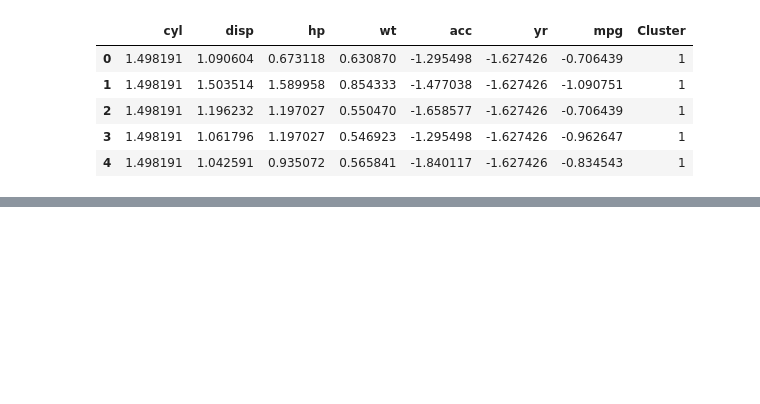
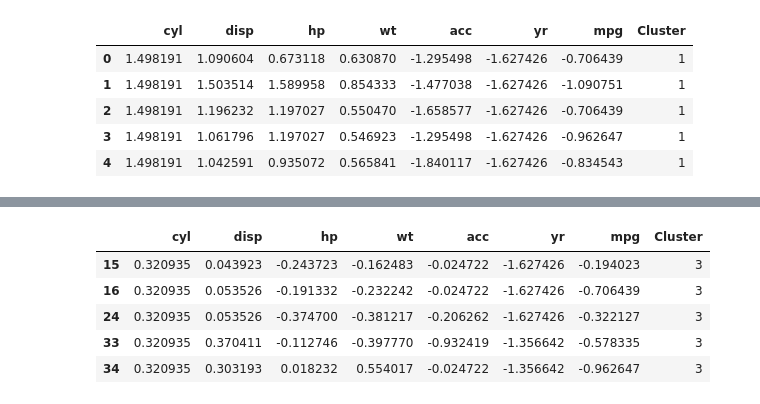
Before and after one commit to GreatLearningAIML1/aiml-ml-hyd-apr-19-batch-VishwanathGubba, a Jupyter notebook: Project_1_UnSupervised_Learning_Gubba_Kasi_Vishwanath.ipynb, the cells around one changed output, grey strips where cells are left out. Drawn from its saved outputs; the diff is of its cells as text; code cells hidden in the pictures; blank space fills up the shorter version.

```diff
--- a/Project_1_UnSupervised_Learning_Gubba_Kasi_Vishwanath.ipynb
+++ b/Project_1_UnSupervised_Learning_Gubba_Kasi_Vishwanath.ipynb
@@ -252,2 +254,7 @@ Name: Cluster, dtype: int64
+# %%
+data1 = df3[df3.Cluster == 0]
+data2 = df3[df3.Cluster == 1]
+data3 = df3[df3.Cluster == 2]
+data4 = df3[df3.Cluster == 3]
 # %%
 #Separating data into X and y
@@ -265,0 +271,9 @@ X_train, X_test, y_train, y_test = train_test_split(X, y, test_size=0.3, random_
+# %%
+data4.head()
+# %% [output]
+|  | cyl | disp | hp | wt | acc | yr | mpg | Cluster |
+| 15 | 0.320935 | 0.043923 | -0.243723 | -0.162483 | -0.024722 | -1.627426 | -0.194023 | 3 |
+| 16 | 0.320935 | 0.053526 | -0.191332 | -0.232242 | -0.024722 | -1.627426 | -0.706439 | 3 |
+| 24 | 0.320935 | 0.053526 | -0.374700 | -0.381217 | -0.206262 | -1.627426 | -0.322127 | 3 |
+| 33 | 0.320935 | 0.370411 | -0.112746 | -0.397770 | -0.932419 | -1.356642 | -0.578335 | 3 |
+| 34 | 0.320935 | 0.303193 | 0.018232 | 0.554017 | -0.024722 | -1.356642 | -0.962647 | 3 |
```
Also changed, not shown: parts of 20 cells of this notebook.
